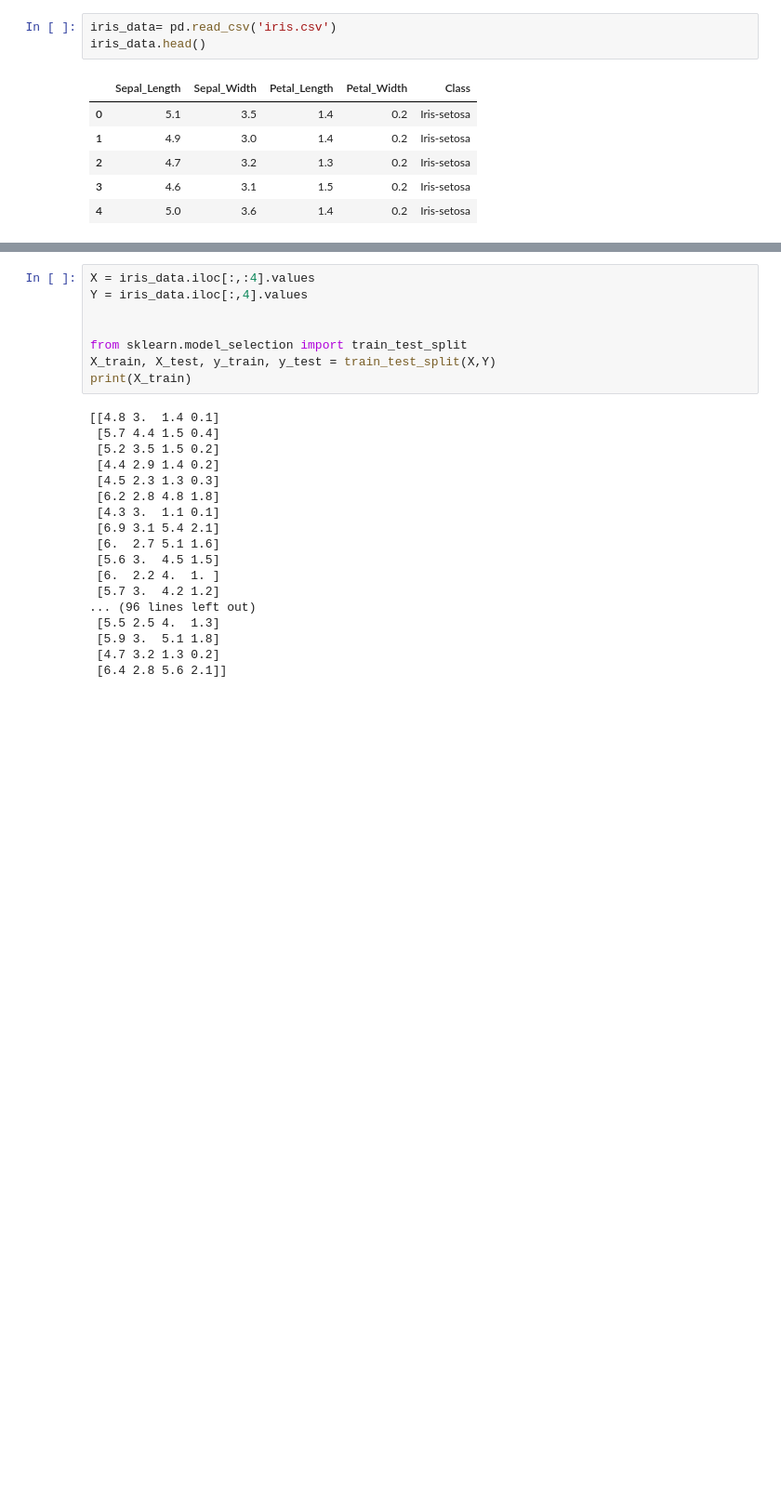
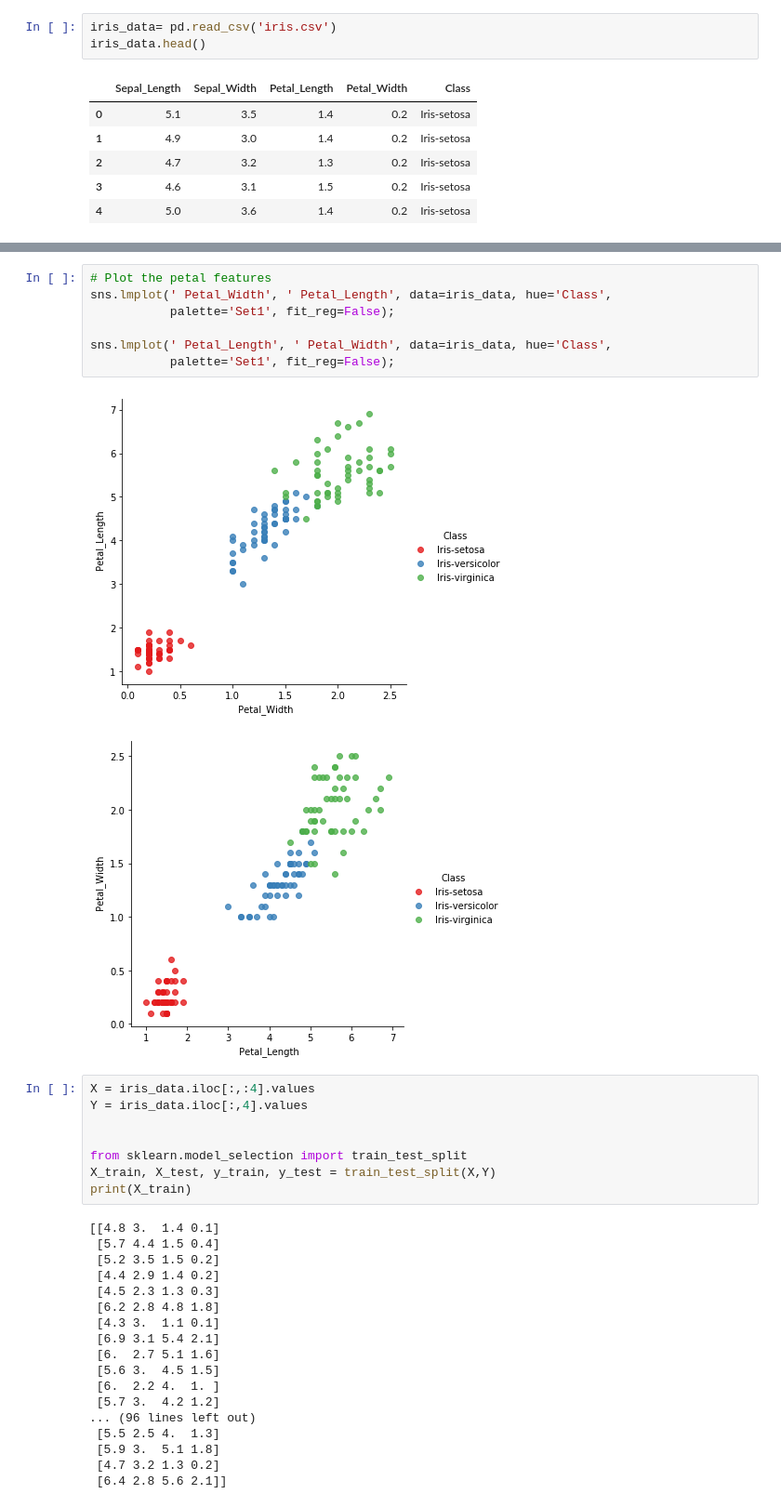
Before and after one commit to Pavana16/Machine_learning, a Jupyter notebook: Assignment_SVM2/svm2.ipynb, the cells around one changed output, grey strips where cells are left out. Shown: that part at 93% size. Saved outputs shown, nothing was run; the diff lists cells and outputs as text; blank space fills up the shorter version.

```diff
--- a/Assignment_SVM2/svm2.ipynb
+++ b/Assignment_SVM2/svm2.ipynb
@@ -29,3 +29,13 @@ plt.show()
+# %%
+# Plot the petal features
+sns.lmplot(' Petal_Width', ' Petal_Length', data=iris_data, hue='Class',
+           palette='Set1', fit_reg=False);
+
+sns.lmplot(' Petal_Length', ' Petal_Width', data=iris_data, hue='Class',
+           palette='Set1', fit_reg=False);
+# %% [output]
+[figure, added]
+[figure, added]
 # %%
 X = iris_data.iloc[:,:4].values
 Y = iris_data.iloc[:,4].values
```
Also changed, not shown: parts of 3 cells of this notebook.
